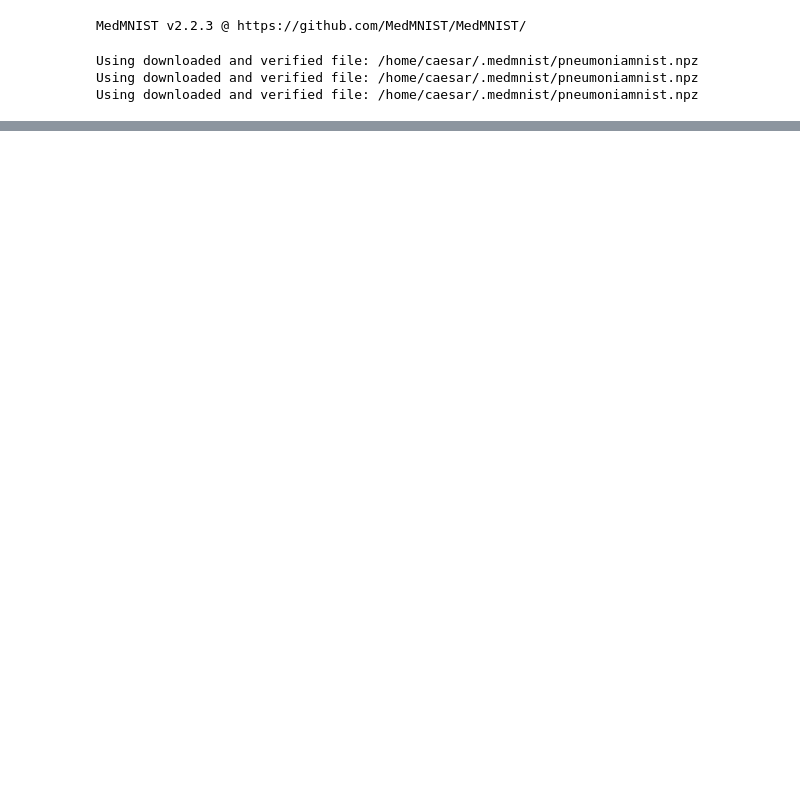
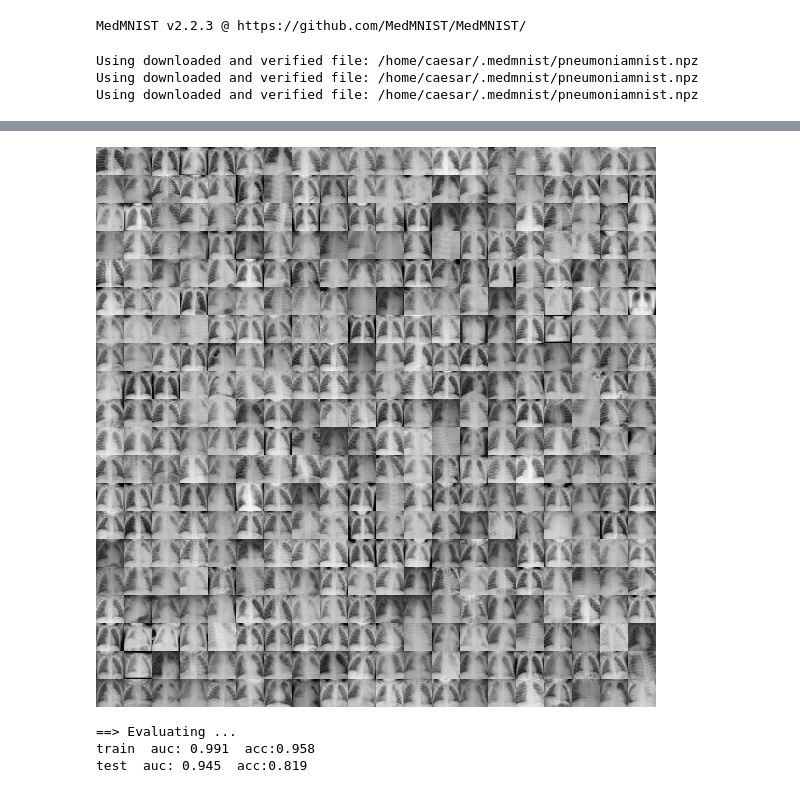
Before and after one commit to caesaretos/embed-svm-fhe, a Jupyter notebook: python/image-embeddings-pneumoniamnist.ipynb, the cells around one changed output, grey strips where cells are left out. Drawn from its saved outputs; the diff is of its cells as text; code cells hidden in the pictures; blank space fills up the shorter version.

```diff
--- a/python/image-embeddings-pneumoniamnist.ipynb
+++ b/python/image-embeddings-pneumoniamnist.ipynb
@@ -138,0 +80,5 @@ print(y_test.shape)
+# %%
+# montage
+train_dataset.montage(length=20)
+# %% [output]
+[figure, added]
@@ -138,0 +169,41 @@ print(y_test.shape)
+# %%
+# evaluation
+
+def test(split):
+    model.eval()
+    y_true = torch.tensor([])
+    y_score = torch.tensor([])
+
+    data_loader = train_loader_at_eval if split == 'train' else test_loader
+
+    with torch.no_grad():
+        for inputs, targets in data_loader:
+            outputs = model(inputs)
+
+            if task == 'multi-label, binary-class':
+                targets = targets.to(torch.float32)
+                outputs = outputs.softmax(dim=-1)
+            else:
+                targets = targets.squeeze().long()
+                outputs = outputs.softmax(dim=-1)
+                targets = targets.float().resize_(len(targets), 1)
+
+            y_true = torch.cat((y_true, targets), 0)
+            y_score = torch.cat((y_score, outputs), 0)
+
+        y_true = y_true.numpy()
+        y_score = y_score.detach().numpy()
+
+        evaluator = Evaluator(data_flag, split)
+        metrics = evaluator.evaluate(y_score)
+
+        print('%s  auc: %.3f  acc:%.3f' % (split, *metrics))
+
+
+print('==> Evaluating ...')
+test('train')
+test('test')
+# %% [output]
+==> Evaluating ...
+train  auc: 0.991  acc:0.958
+test  auc: 0.945  acc:0.819
```
Also changed, not shown: parts of 31 cells of this notebook, 7 other files.
